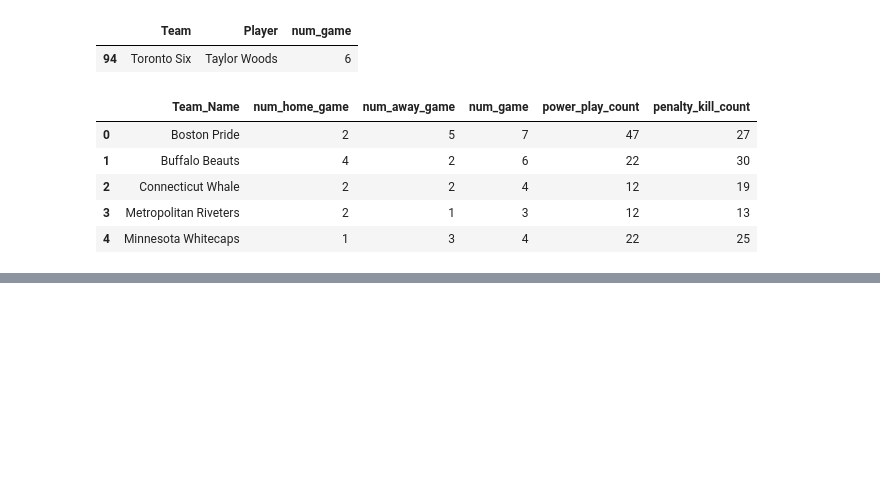
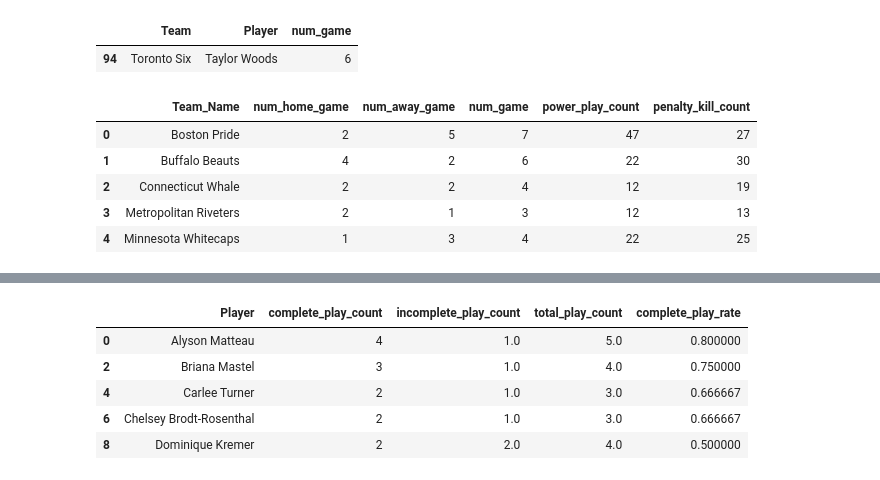
Before and after one commit to tassadaryl/Team-Orange-Rotman-2022Datathon, a Jupyter notebook: specialists.ipynb, the cells around one changed output, grey strips where cells are left out. Cells and saved outputs as stored; diff of their text form; code cells hidden in the pictures; blank space fills up the shorter version.

```diff
--- a/specialists.ipynb
+++ b/specialists.ipynb
@@ -209,0 +256,9 @@ df_top = df_penalty_kill_takeaways_player_stats[-20:]
+# %%
+df_play_penalty_kill.head()
+# %% [output]
+|  | Player | complete_play_count | incomplete_play_count | total_play_count | complete_play_rate |
+| 0 | Alyson Matteau | 4 | 1.0 | 5.0 | 0.800000 |
+| 2 | Briana Mastel | 3 | 1.0 | 4.0 | 0.750000 |
+| 4 | Carlee Turner | 2 | 1.0 | 3.0 | 0.666667 |
+| 6 | Chelsey Brodt-Rosenthal | 2 | 1.0 | 3.0 | 0.666667 |
+| 8 | Dominique Kremer | 2 | 2.0 | 4.0 | 0.500000 |
```
Also changed, not shown: parts of 14 cells of this notebook.
